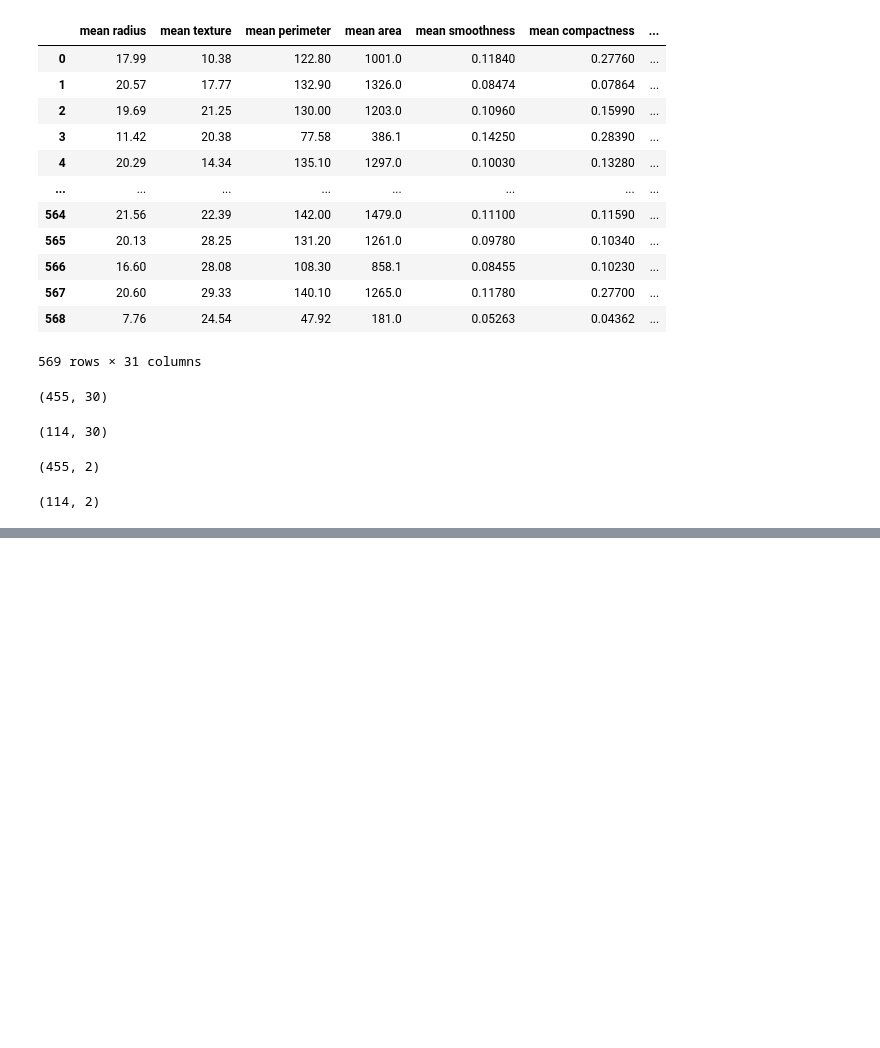
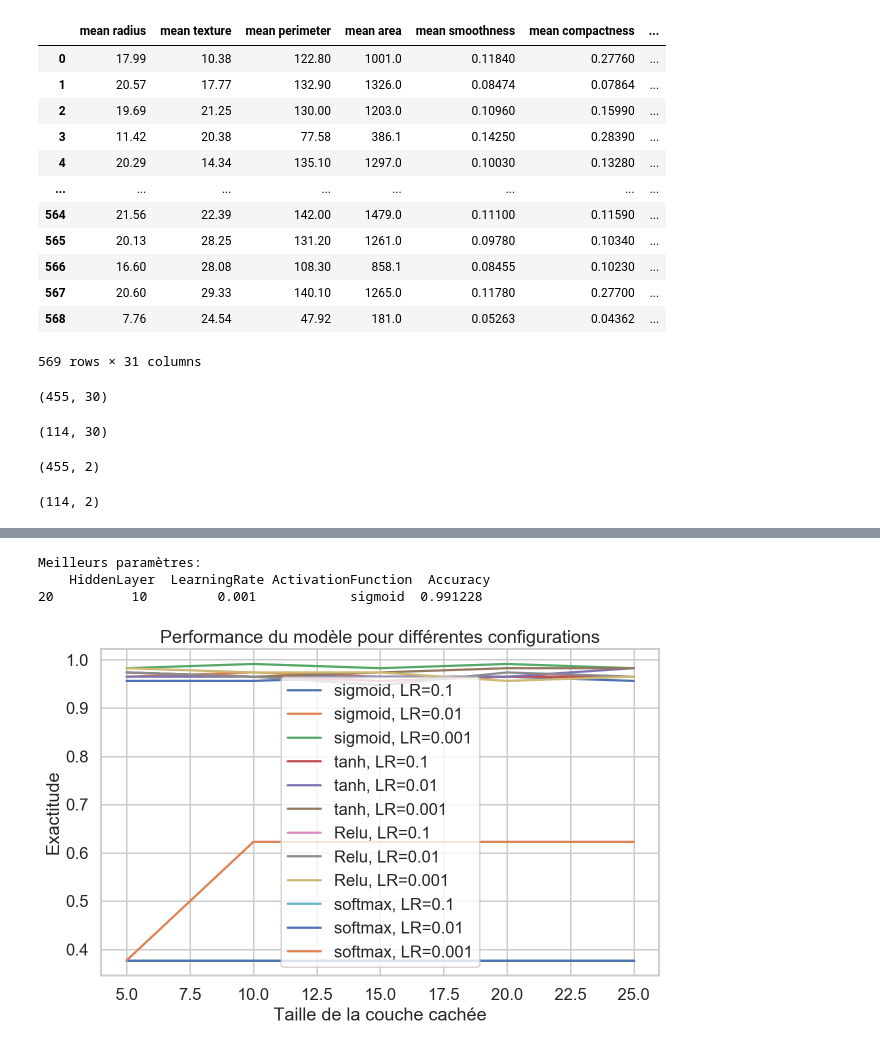
Before and after one commit to MikeDuran-git/MPL-cancer-prediction-model, a Jupyter notebook: TPMLP.ipynb, the cells around one changed output, grey strips where cells are left out. Cells and saved outputs as stored; diff of their text form; code cells hidden in the pictures; blank space fills up the shorter version.

```diff
--- a/TPMLP.ipynb
+++ b/TPMLP.ipynb
@@ -315,9 +360,69 @@ model.plot_scores_by_TP_TN(X_test,y_test)
 # %%
 params={
-    'InputLayer': [30],
-    'HiddenLayer': [5,10,15,20,30],
-    'OutputLayer': [2],
-    'LearningRate': [0.1,0.01,0.001],
-    'Epocas': [300,600,900],
-    'ActivationFunction': ['sigmoid','tanh','Relu','softmax','cross_entropy_cost']
-}
+        'InputLayer': 30,
+        'HiddenLayer': [5,10,15,20,25],
+        'OutputLayer': 2,
+        'LearningRate': [0.1,0.01,0.001],
+        'Epocas': 600,
+        'ActivationFunction': ['sigmoid','tanh','Relu','softmax']
+    }
+# %%
+import matplotlib.pyplot as plt
+import pandas as pd
+
+# Définir les valeurs de paramètres à tester
+hidden_layers = [5, 10, 15, 20, 25]
+learning_rates = [0.1, 0.01, 0.001]
+activation_functions = ['sigmoid', 'tanh', 'Relu', 'softmax']
+
+# Préparer un DataFrame pour stocker les résultats
+results = pd.DataFrame(columns=['HiddenLayer', 'LearningRate', 'ActivationFunction', 'Accuracy'])
+
+# Boucle sur toutes les combinaisons de paramètres
+for hidden_layer in hidden_layers:
+    for learning_rate in learning_rates:
+        for activation_function in activation_functions:
+            # Configuration des paramètres
+            params = {
+                'InputLayer': 30,
+                'HiddenLayer': hidden_layer,
+                'OutputLayer': 2,
+                'LearningRate': learning_rate,
+                'Epocas': 600,
+                'ActivationFunction': activation_function
+            }
+
+            # Création et entraînement du modèle
+            model = MultiLayerPerceptron(params)
+            model.fit(X_train, y_train)
+            metrics = model.evaluate_metrics(X_test, y_test)
+
+            # Enregistrer les résultats
+            results = results.append({
+                'HiddenLayer': hidden_layer,
+                'LearningRate': learning_rate,
+                'ActivationFunction': activation_function,
+                'Accuracy': metrics[0]
+            }, ignore_index=True)
+
+# Trier les résultats par exactitude pour trouver la meilleure combinaison
+best_params = results.sort_values(by='Accuracy', ascending=False).head(1)
+print("Meilleurs paramètres:\n", best_params)
+
+# Visualisation graphique des résultats
+plt.figure(figsize=(10, 6))
+for activation_function in activation_functions:
+    subset = results[results['ActivationFunction'] == activation_function]
+    for learning_rate in learning_rates:
+        subset_lr = subset[subset['LearningRate'] == learning_rate]
+        plt.plot(subset_lr['HiddenLayer'], subset_lr['Accuracy'], label=f'{activation_function}, LR={learning_rate}')
+plt.xlabel('Taille de la couche cachée')
+plt.ylabel('Exactitude')
+plt.title('Performance du modèle pour différentes configurations')
+plt.legend()
+plt.show()
+# %% [output]
+Meilleurs paramètres:
+    HiddenLayer  LearningRate ActivationFunction  Accuracy
+20          10         0.001            sigmoid  0.991228
+[figure, added]
```
Also changed, not shown: parts of 8 cells of this notebook.
